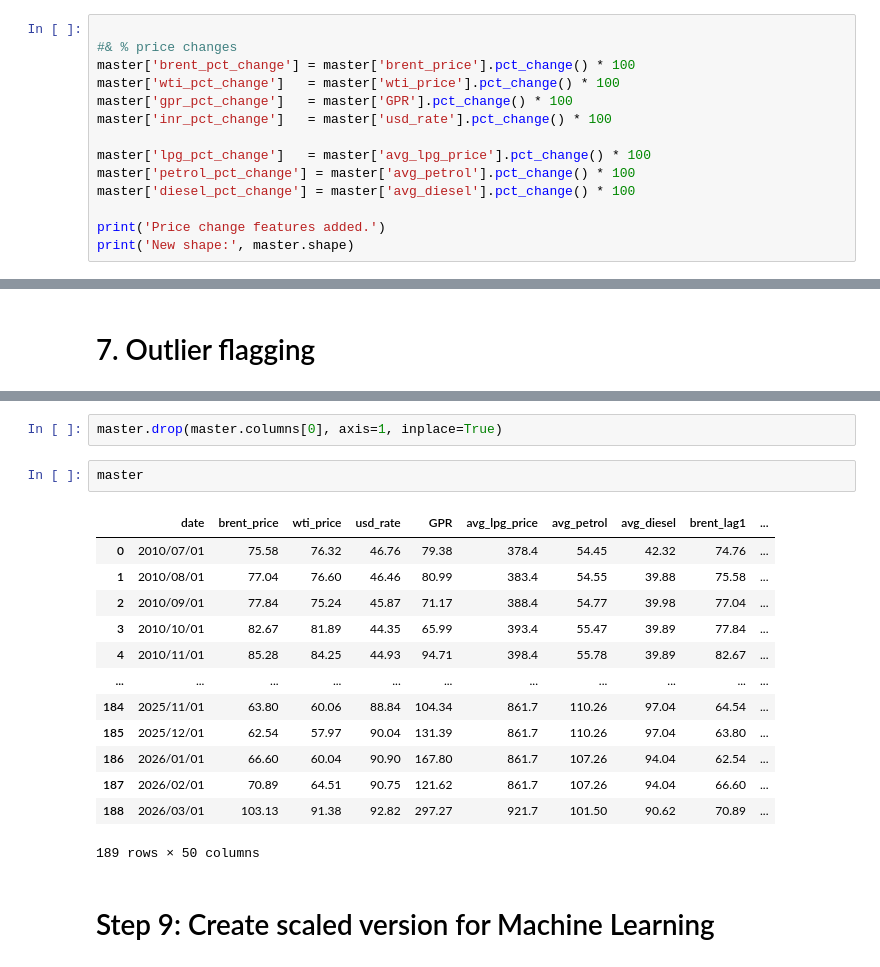
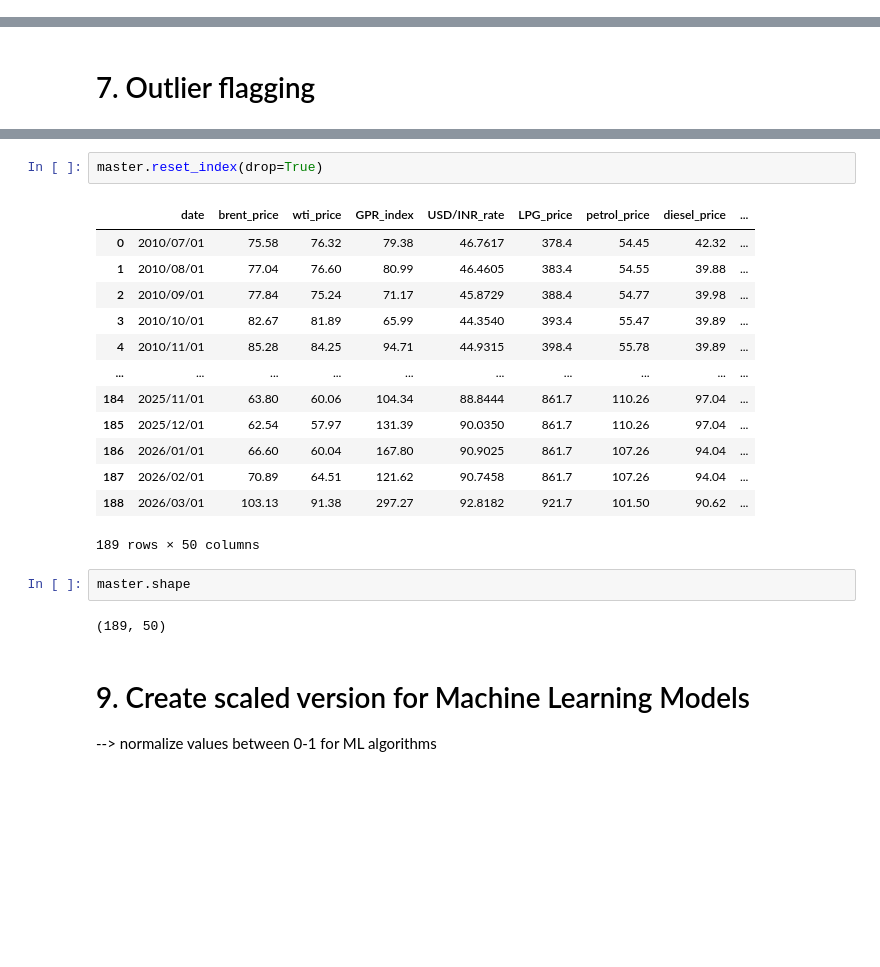
Before and after one commit to Anas-Quazi/Petro-Analyst, a Jupyter notebook: Data_Preprocessing/feature_engineering.ipynb, the cells around one changed output, grey strips where cells are left out. Cells and saved outputs as stored; diff of their text form; blank space fills up the shorter version.

```diff
--- a/Data_Preprocessing/feature_engineering.ipynb
+++ b/Data_Preprocessing/feature_engineering.ipynb
@@ -120,14 +140,0 @@ New shape: (195, 29)
-# %%
-
-#& % price changes
-master['brent_pct_change'] = master['brent_price'].pct_change() * 100
-master['wti_pct_change']   = master['wti_price'].pct_change() * 100
-master['gpr_pct_change']   = master['GPR'].pct_change() * 100
-master['inr_pct_change']   = master['usd_rate'].pct_change() * 100
-
-master['lpg_pct_change']   = master['avg_lpg_price'].pct_change() * 100
-master['petrol_pct_change'] = master['avg_petrol'].pct_change() * 100
-master['diesel_pct_change'] = master['avg_diesel'].pct_change() * 100
-
-print('Price change features added.')
-print('New shape:', master.shape)
@@ -390,20 +463,23 @@ master.head(10)
 # %%
-master.drop(master.columns[0], axis=1, inplace=True)
+master.reset_index(drop=True)
+# %% [output]
+|  | date | brent_price | wti_price | GPR_index | USD/INR_rate | LPG_price | petrol_price | diesel_price | ... |
+| 0 | 2010/07/01 | 75.58 | 76.32 | 79.38 | 46.7617 | 378.4 | 54.45 | 42.32 | ... |
+| 1 | 2010/08/01 | 77.04 | 76.60 | 80.99 | 46.4605 | 383.4 | 54.55 | 39.88 | ... |
+| 2 | 2010/09/01 | 77.84 | 75.24 | 71.17 | 45.8729 | 388.4 | 54.77 | 39.98 | ... |
+| 3 | 2010/10/01 | 82.67 | 81.89 | 65.99 | 44.3540 | 393.4 | 55.47 | 39.89 | ... |
+| 4 | 2010/11/01 | 85.28 | 84.25 | 94.71 | 44.9315 | 398.4 | 55.78 | 39.89 | ... |
+| ... | ... | ... | ... | ... | ... | ... | ... | ... | ... |
+| 184 | 2025/11/01 | 63.80 | 60.06 | 104.34 | 88.8444 | 861.7 | 110.26 | 97.04 | ... |
+| 185 | 2025/12/01 | 62.54 | 57.97 | 131.39 | 90.0350 | 861.7 | 110.26 | 97.04 | ... |
+| 186 | 2026/01/01 | 66.60 | 60.04 | 167.80 | 90.9025 | 861.7 | 107.26 | 94.04 | ... |
+| 187 | 2026/02/01 | 70.89 | 64.51 | 121.62 | 90.7458 | 861.7 | 107.26 | 94.04 | ... |
+| 188 | 2026/03/01 | 103.13 | 91.38 | 297.27 | 92.8182 | 921.7 | 101.50 | 90.62 | ... |
+189 rows × 50 columns
 # %%
-master
+master.shape
 # %% [output]
-|  | date | brent_price | wti_price | usd_rate | GPR | avg_lpg_price | avg_petrol | avg_diesel | brent_lag1 | ... |
-| 0 | 2010/07/01 | 75.58 | 76.32 | 46.76 | 79.38 | 378.4 | 54.45 | 42.32 | 74.76 | ... |
-| 1 | 2010/08/01 | 77.04 | 76.60 | 46.46 | 80.99 | 383.4 | 54.55 | 39.88 | 75.58 | ... |
-| 2 | 2010/09/01 | 77.84 | 75.24 | 45.87 | 71.17 | 388.4 | 54.77 | 39.98 | 77.04 | ... |
-| 3 | 2010/10/01 | 82.67 | 81.89 | 44.35 | 65.99 | 393.4 | 55.47 | 39.89 | 77.84 | ... |
-| 4 | 2010/11/01 | 85.28 | 84.25 | 44.93 | 94.71 | 398.4 | 55.78 | 39.89 | 82.67 | ... |
-| ... | ... | ... | ... | ... | ... | ... | ... | ... | ... | ... |
-| 184 | 2025/11/01 | 63.80 | 60.06 | 88.84 | 104.34 | 861.7 | 110.26 | 97.04 | 64.54 | ... |
-| 185 | 2025/12/01 | 62.54 | 57.97 | 90.04 | 131.39 | 861.7 | 110.26 | 97.04 | 63.80 | ... |
-| 186 | 2026/01/01 | 66.60 | 60.04 | 90.90 | 167.80 | 861.7 | 107.26 | 94.04 | 62.54 | ... |
-| 187 | 2026/02/01 | 70.89 | 64.51 | 90.75 | 121.62 | 861.7 | 107.26 | 94.04 | 66.60 | ... |
-| 188 | 2026/03/01 | 103.13 | 91.38 | 92.82 | 297.27 | 921.7 | 101.50 | 90.62 | 70.89 | ... |
-189 rows × 50 columns
+(189, 50)
 # %% [markdown]
-# Step 9: Create scaled version for Machine Learning
+# 9. Create scaled version for Machine Learning Models
+--> normalize values between 0-1 for ML algorithms
```
Also changed, not shown: parts of 43 cells of this notebook.
